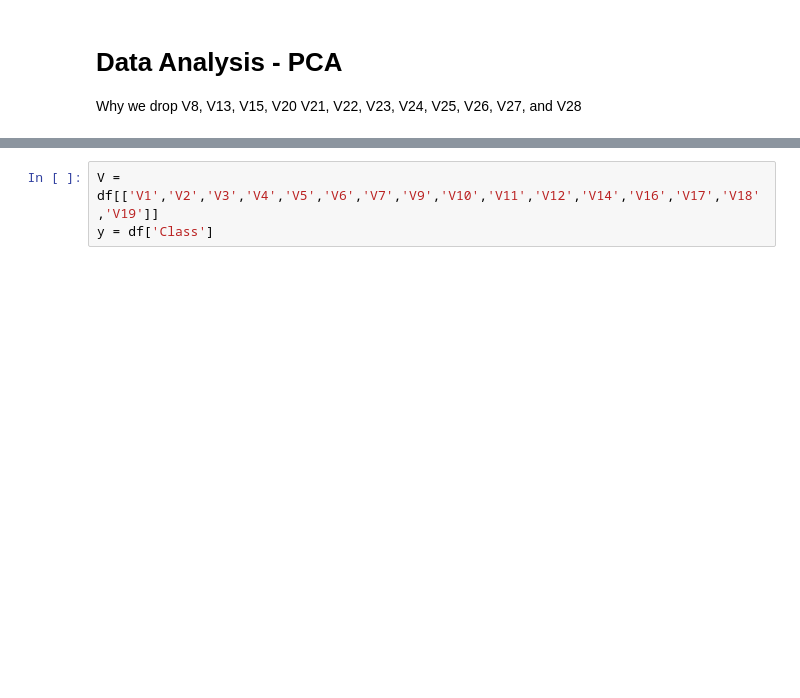
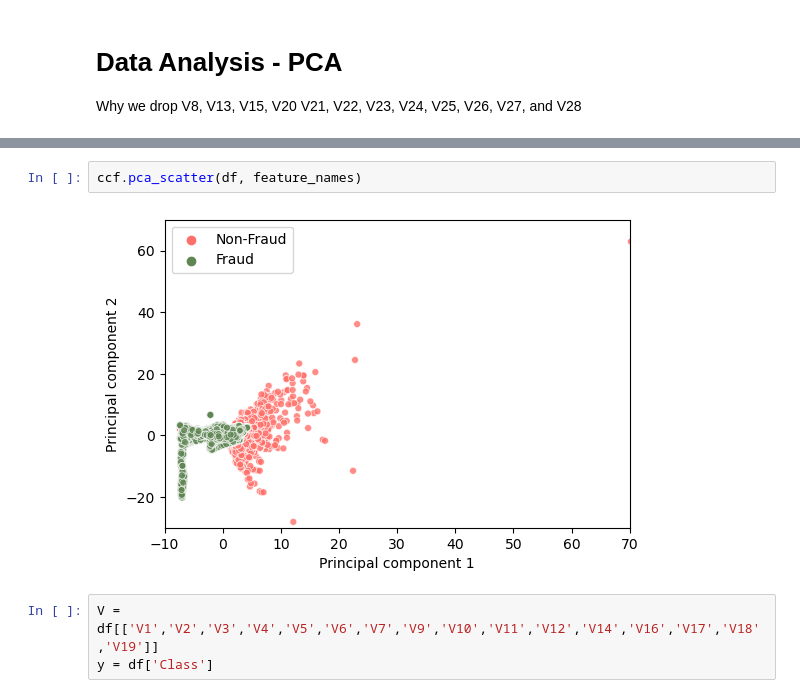
Before and after one commit to Branflakes333/Credit_card_fraud_code, a Jupyter notebook: MATH_596_Project_Brandon_Miner_Konnor_Payne.ipynb, the cells around one changed output, grey strips where cells are left out. Saved outputs shown, nothing was run; the diff lists cells and outputs as text; blank space fills up the shorter version.

```diff
--- a/MATH_596_Project_Brandon_Miner_Konnor_Payne.ipynb
+++ b/MATH_596_Project_Brandon_Miner_Konnor_Payne.ipynb
@@ -232,3 +57,7 @@ plt.show()
+# %%
+ccf.pca_scatter(df, feature_names)
+# %% [output]
+[figure, added]
 # %%
 V = df[['V1','V2','V3','V4','V5','V6','V7','V9','V10','V11','V12','V14','V16','V17','V18','V19']]
 y = df['Class']
```
Also changed, not shown: parts of 23 cells of this notebook.
